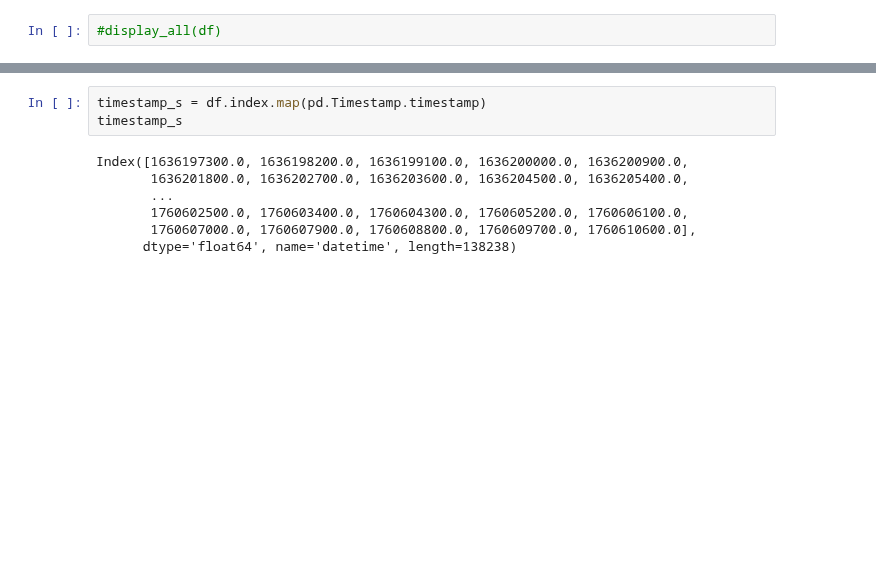
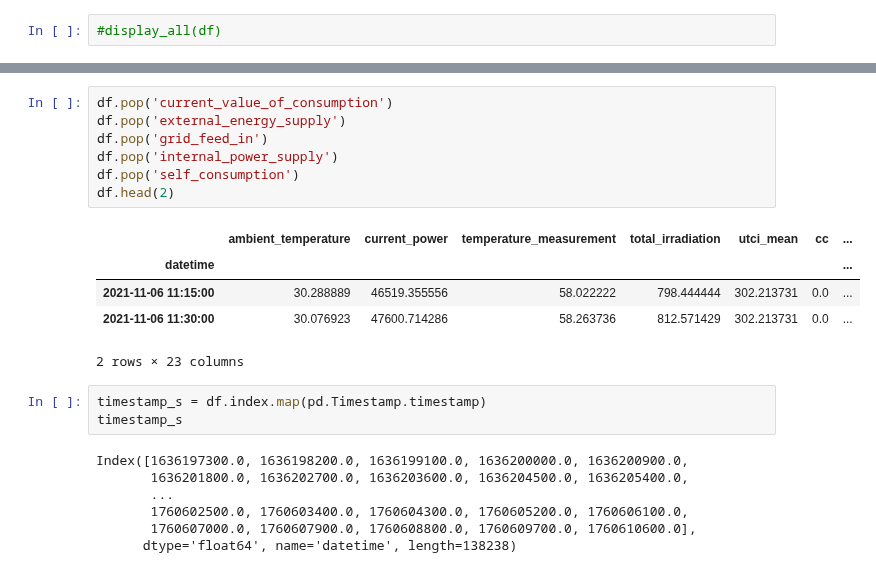
Before and after one commit to wsarachai/CM-SolarTS, a Jupyter notebook: src/jupyter_nb/train-evaluate.ipynb, the cells around one changed output, grey strips where cells are left out. Cells and saved outputs as stored; diff of their text form; blank space fills up the shorter version.

```diff
--- a/src/jupyter_nb/train-evaluate.ipynb
+++ b/src/jupyter_nb/train-evaluate.ipynb
@@ -153,3 +151,16 @@ df.describe().transpose()
+# %%
+df.pop('current_value_of_consumption')
+df.pop('external_energy_supply')
+df.pop('grid_feed_in')
+df.pop('internal_power_supply')
+df.pop('self_consumption')
+df.head(2)
+# %% [output]
+|  | ambient_temperature | current_power | temperature_measurement | total_irradiation | utci_mean | cc | ... |
+| datetime |  |  |  |  |  |  | ... |
+| 2021-11-06 11:15:00 | 30.288889 | 46519.355556 | 58.022222 | 798.444444 | 302.213731 | 0.0 | ... |
+| 2021-11-06 11:30:00 | 30.076923 | 47600.714286 | 58.263736 | 812.571429 | 302.213731 | 0.0 | ... |
+2 rows × 23 columns
 # %%
 timestamp_s = df.index.map(pd.Timestamp.timestamp)
 timestamp_s
```
Also changed, not shown: parts of 5 cells of this notebook, 1 other file.
